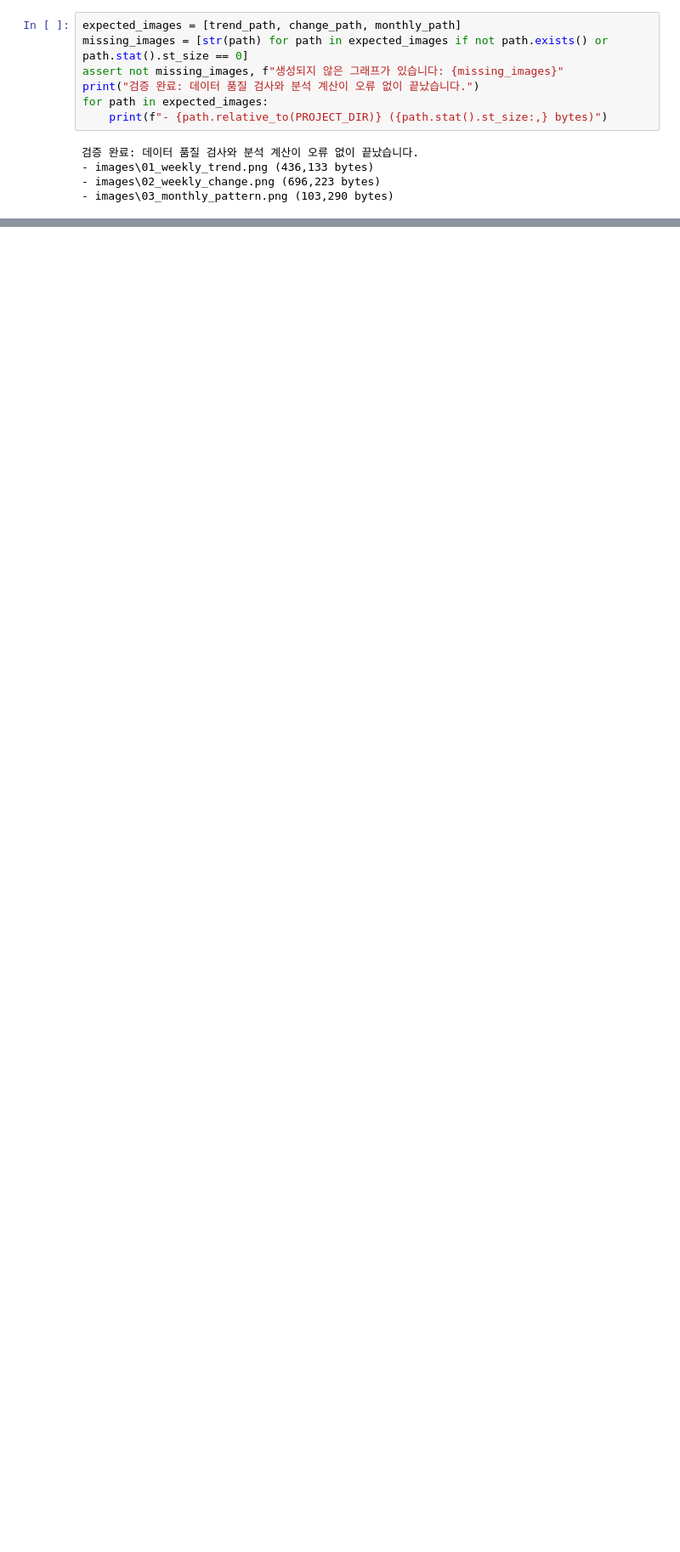
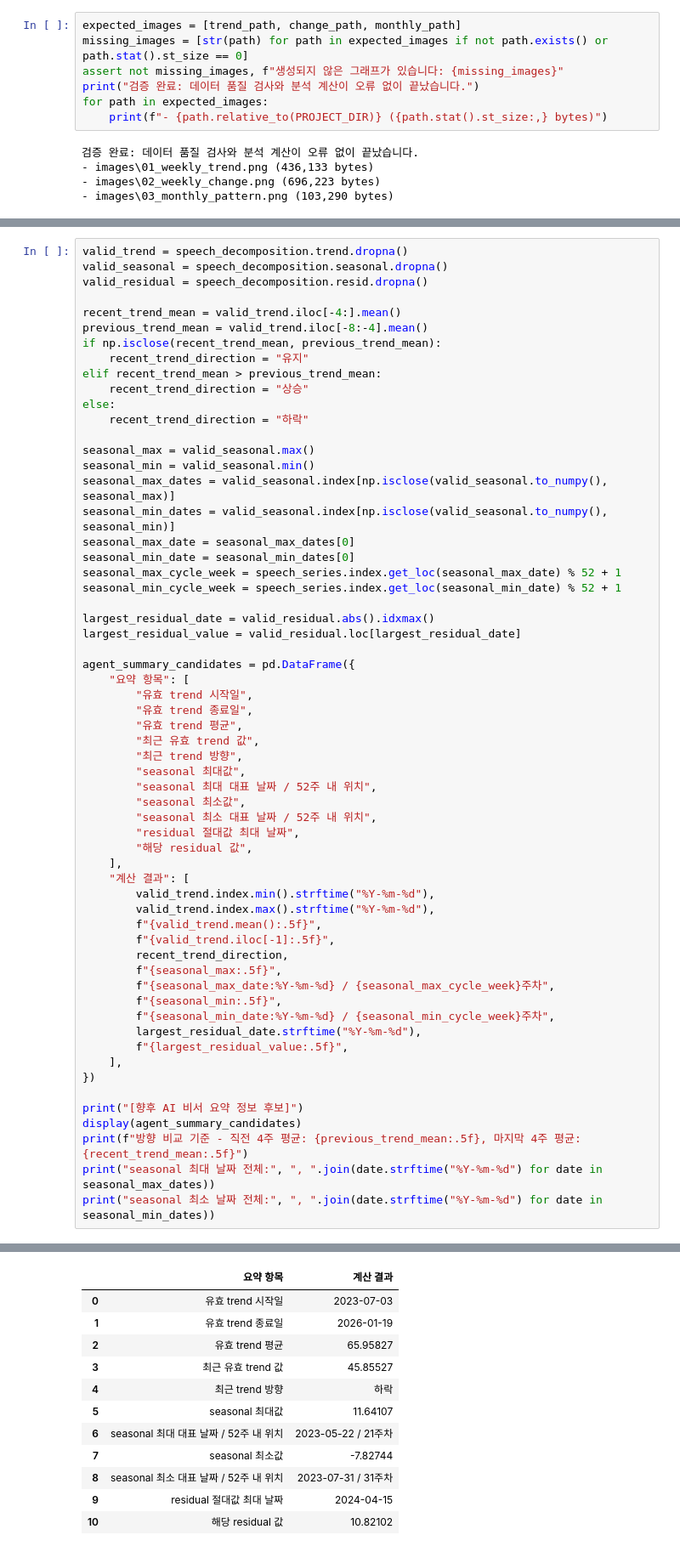
Before and after one commit to coolgirl2046/branding-trend-analysis, a Jupyter notebook: analysis.ipynb, the cells around one changed output, grey strips where cells are left out. Shown at 85% size. Saved outputs shown, nothing was run; the diff lists cells and outputs as text; blank space fills up the shorter version.

```diff
--- a/analysis.ipynb
+++ b/analysis.ipynb
@@ -648,0 +695,61 @@ for path in expected_images:
+# %%
+valid_trend = speech_decomposition.trend.dropna()
+valid_seasonal = speech_decomposition.seasonal.dropna()
+valid_residual = speech_decomposition.resid.dropna()
+
+recent_trend_mean = valid_trend.iloc[-4:].mean()
+previous_trend_mean = valid_trend.iloc[-8:-4].mean()
+if np.isclose(recent_trend_mean, previous_trend_mean):
+    recent_trend_direction = "유지"
+elif recent_trend_mean > previous_trend_mean:
+    recent_trend_direction = "상승"
+else:
+    recent_trend_direction = "하락"
+
+seasonal_max = valid_seasonal.max()
+seasonal_min = valid_seasonal.min()
+seasonal_max_dates = valid_seasonal.index[np.isclose(valid_seasonal.to_numpy(), seasonal_max)]
+seasonal_min_dates = valid_seasonal.index[np.isclose(valid_seasonal.to_numpy(), seasonal_min)]
+seasonal_max_date = seasonal_max_dates[0]
+seasonal_min_date = seasonal_min_dates[0]
+seasonal_max_cycle_week = speech_series.index.get_loc(seasonal_max_date) % 52 + 1
+seasonal_min_cycle_week = speech_series.index.get_loc(seasonal_min_date) % 52 + 1
+
+largest_residual_date = valid_residual.abs().idxmax()
+largest_residual_value = valid_residual.loc[largest_residual_date]
+
+agent_summary_candidates = pd.DataFrame({
+    "요약 항목": [
+        "유효 trend 시작일",
+        "유효 trend 종료일",
+        "유효 trend 평균",
+        "최근 유효 trend 값",
+        "최근 trend 방향",
+        "seasonal 최대값",
+        "seasonal 최대 대표 날짜 / 52주 내 위치",
+        "seasonal 최소값",
+        "seasonal 최소 대표 날짜 / 52주 내 위치",
+        "residual 절대값 최대 날짜",
+        "해당 residual 값",
+    ],
+    "계산 결과": [
+        valid_trend.index.min().strftime("%Y-%m-%d"),
+        valid_trend.index.max().strftime("%Y-%m-%d"),
+        f"{valid_trend.mean():.5f}",
+        f"{valid_trend.iloc[-1]:.5f}",
+        recent_trend_direction,
+        f"{seasonal_max:.5f}",
+        f"{seasonal_max_date:%Y-%m-%d} / {seasonal_max_cycle_week}주차",
+        f"{seasonal_min:.5f}",
+        f"{seasonal_min_date:%Y-%m-%d} / {seasonal_min_cycle_week}주차",
+        largest_residual_date.strftime("%Y-%m-%d"),
+        f"{largest_residual_value:.5f}",
+    ],
+})
+
+print("[향후 AI 비서 요약 정보 후보]")
+display(agent_summary_candidates)
+print(f"방향 비교 기준 - 직전 4주 평균: {previous_trend_mean:.5f}, 마지막 4주 평균: {recent_trend_mean:.5f}")
+print("seasonal 최대 날짜 전체:", ", ".join(date.strftime("%Y-%m-%d") for date in seasonal_max_dates))
+print("seasonal 최소 날짜 전체:", ", ".join(date.strftime("%Y-%m-%d") for date in seasonal_min_dates))
+# %% [output]
@@ -648,0 +757,12 @@ for path in expected_images:
+|  | 요약 항목 | 계산 결과 |
+| 0 | 유효 trend 시작일 | 2023-07-03 |
+| 1 | 유효 trend 종료일 | 2026-01-19 |
+| 2 | 유효 trend 평균 | 65.95827 |
+| 3 | 최근 유효 trend 값 | 45.85527 |
+| 4 | 최근 trend 방향 | 하락 |
+| 5 | seasonal 최대값 | 11.64107 |
+| 6 | seasonal 최대 대표 날짜 / 52주 내 위치 | 2023-05-22 / 21주차 |
+| 7 | seasonal 최소값 | -7.82744 |
+| 8 | seasonal 최소 대표 날짜 / 52주 내 위치 | 2023-07-31 / 31주차 |
+| 9 | residual 절대값 최대 날짜 | 2024-04-15 |
+| 10 | 해당 residual 값 | 10.82102 |
```
Also changed, not shown: parts of 6 cells of this notebook, 4 other files.
